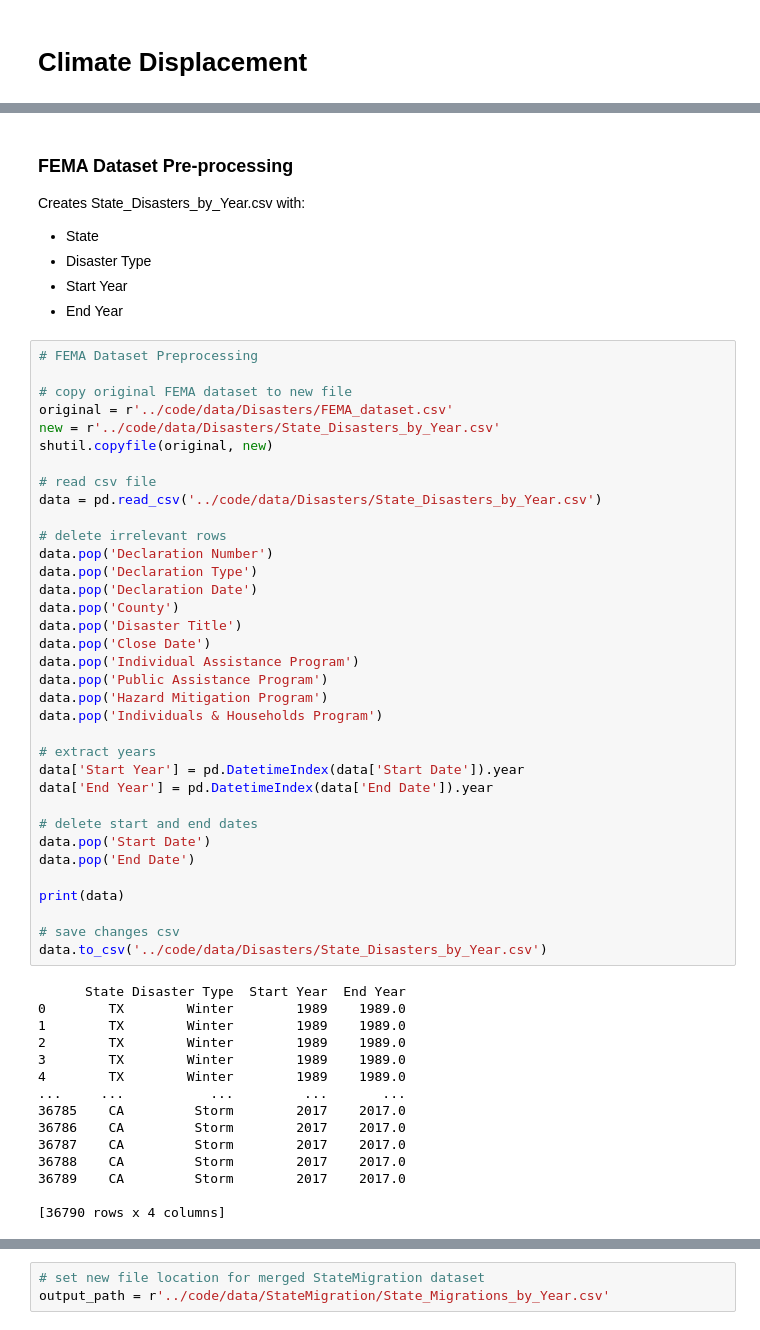
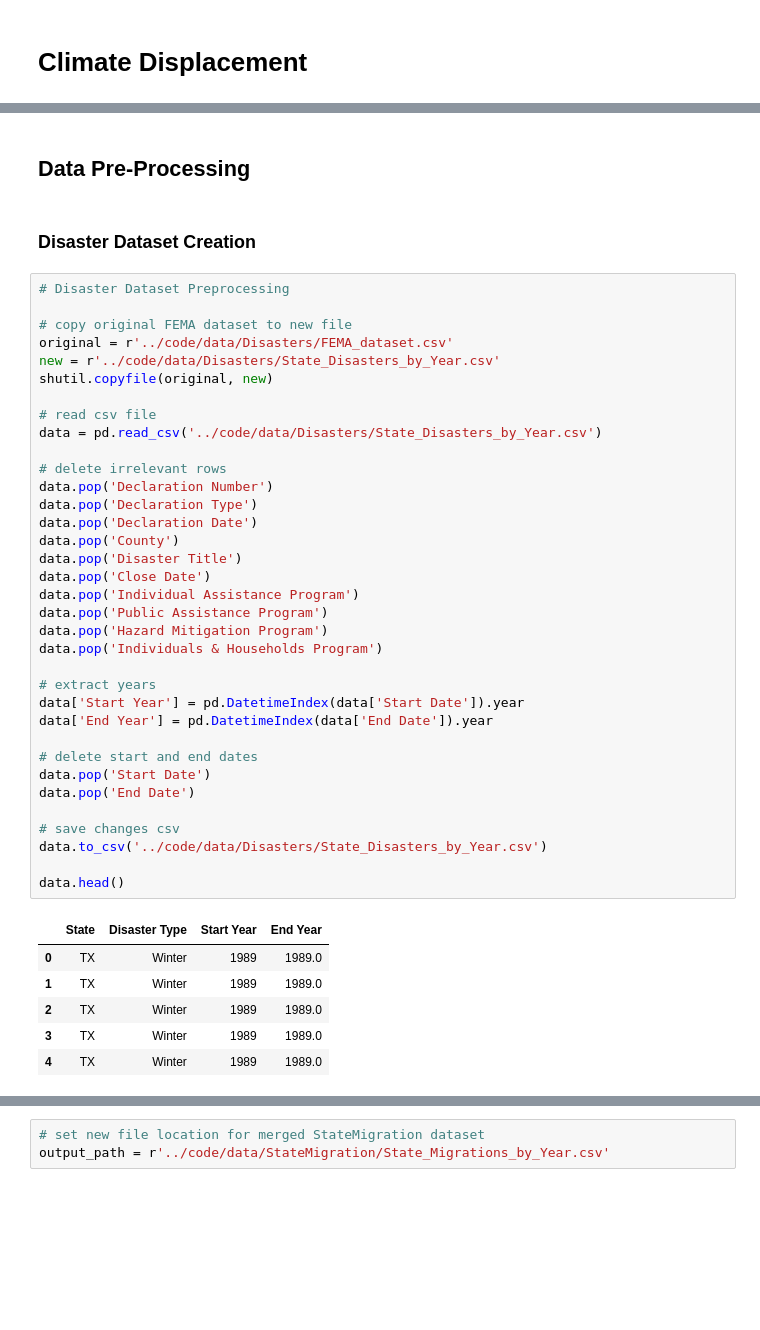
Before and after one commit to Suzanna-Neely-Yates/climate-displacement, a Jupyter notebook: code/notebook.ipynb, the cells around one changed output, grey strips where cells are left out. Saved outputs shown, nothing was run; the diff lists cells and outputs as text; blank space fills up the shorter version.

```diff
--- a/code/notebook.ipynb
+++ b/code/notebook.ipynb
@@ -106,58 +67,46 @@ import numpy as np
-# %% [markdown]
-### FEMA Dataset Pre-processing
-
-Creates State_Disasters_by_Year.csv with:
-- State
-- Disaster Type
-- Start Year
-- End Year
+# %% [markdown]
+## Data Pre-Processing
+# %% [markdown]
+### Disaster Dataset Creation
 # %%
-# FEMA Dataset Preprocessing
+# Disaster Dataset Preprocessing
 
 # copy original FEMA dataset to new file
 original = r'../code/data/Disasters/FEMA_dataset.csv'
 new = r'../code/data/Disasters/State_Disasters_by_Year.csv'
 shutil.copyfile(original, new)
 
 # read csv file
 data = pd.read_csv('../code/data/Disasters/State_Disasters_by_Year.csv')
 
 # delete irrelevant rows
 data.pop('Declaration Number')
 data.pop('Declaration Type')
 data.pop('Declaration Date')
 data.pop('County')
 data.pop('Disaster Title')
 data.pop('Close Date')
 data.pop('Individual Assistance Program')
 data.pop('Public Assistance Program')
 data.pop('Hazard Mitigation Program')
 data.pop('Individuals & Households Program')
 
 # extract years
 data['Start Year'] = pd.DatetimeIndex(data['Start Date']).year
 data['End Year'] = pd.DatetimeIndex(data['End Date']).year
 
 # delete start and end dates
 data.pop('Start Date')
 data.pop('End Date')
 
-print(data)
-
 # save changes csv
 data.to_csv('../code/data/Disasters/State_Disasters_by_Year.csv')
+
+data.head()
 # %% [output]
-      State Disaster Type  Start Year  End Year
-0        TX        Winter        1989    1989.0
-1        TX        Winter        1989    1989.0
-2        TX        Winter        1989    1989.0
-3        TX        Winter        1989    1989.0
-4        TX        Winter        1989    1989.0
-...     ...           ...         ...       ...
-36785    CA         Storm        2017    2017.0
-36786    CA         Storm        2017    2017.0
-36787    CA         Storm        2017    2017.0
-36788    CA         Storm        2017    2017.0
-36789    CA         Storm        2017    2017.0
-
-[36790 rows x 4 columns]
+|  | State | Disaster Type | Start Year | End Year |
+| 0 | TX | Winter | 1989 | 1989.0 |
+| 1 | TX | Winter | 1989 | 1989.0 |
+| 2 | TX | Winter | 1989 | 1989.0 |
+| 3 | TX | Winter | 1989 | 1989.0 |
+| 4 | TX | Winter | 1989 | 1989.0 |
```
Also changed, not shown: parts of 39 cells of this notebook, 1 other file.
